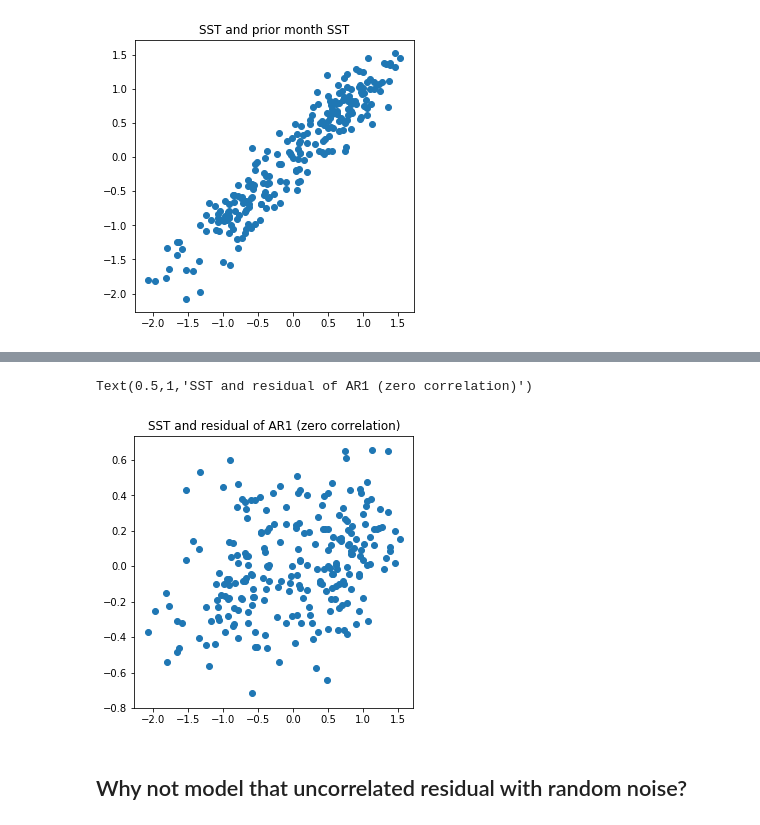
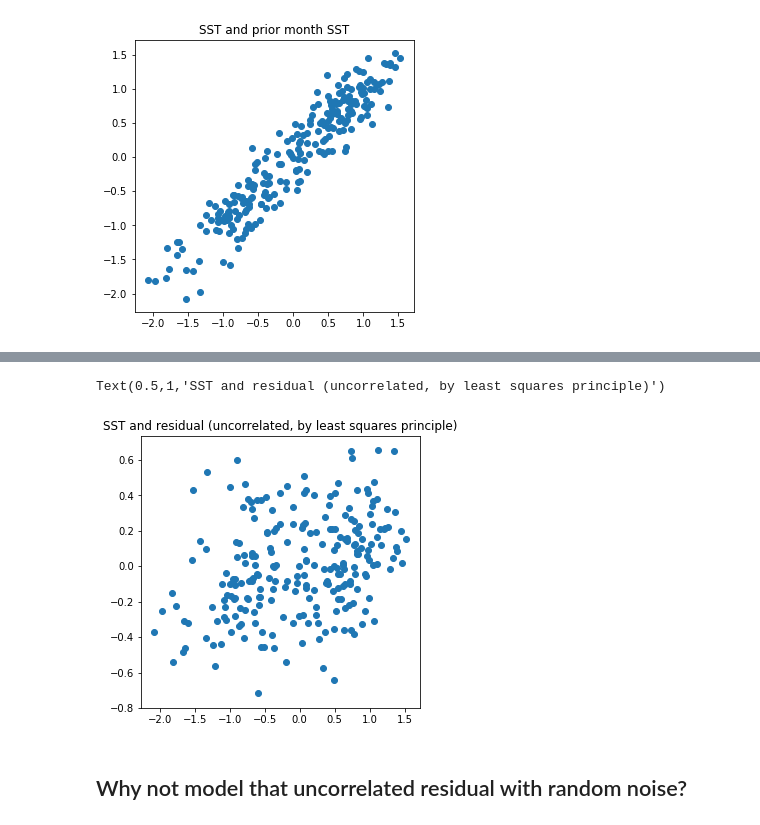
Before and after one commit to amiedobracki/MPO624-2020, a Jupyter notebook: Course_Modules_Topics_Notebooks/series_analyses_and_FFT/ENSO20y_spectra.ipynb, the cells around one changed output, grey strips where cells are left out. Cells and saved outputs as stored; diff of their text form; code cells hidden in the pictures.

```diff
--- a/Course_Modules_Topics_Notebooks/series_analyses_and_FFT/ENSO20y_spectra.ipynb
+++ b/Course_Modules_Topics_Notebooks/series_analyses_and_FFT/ENSO20y_spectra.ipynb
@@ -176,11 +178,11 @@ ax.set_ylim([-1,1])
 # Postulate an "explanation" of (anomalous) SST by prior SST
 $SST_t = intercept + c \cdot SST_{t-1} + residual_t$
 # %%
-CPAC_1 = np.roll(CPAC,-1) # same data rolled back one month
+CPAC_1 = np.roll(CPACA,-1) # same data rolled back one month
 
 fig,ax = plt.subplots(1,1,figsize=(5,5));
 
-ax.scatter(CPAC, CPAC_1)
+ax.scatter(CPACA, CPAC_1)
 ax.set_title('SST and prior month SST')
 # %% [output]
 Text(0.5,1,'SST and prior month SST')
@@ -191,7 +193,7 @@ Text(0.5,1,'SST and prior month SST')
 import scipy, scipy.stats
 
 slope, intercept, r_value, p_value, std_err = \
-    scipy.stats.linregress(CPAC,CPAC_1)
+    scipy.stats.linregress(CPACA,CPAC_1)
 
 Prediction = intercept + slope*CPAC_1
 print( slope, intercept )
@@ -202,13 +204,13 @@ r-squared: 0.890631274049485
 # %%
-resid = CPAC - Prediction
+resid = CPACA - Prediction
 # %%
 fig,ax = plt.subplots(1,1,figsize=(5,5));
 
-ax.scatter(CPAC, resid)
-ax.set_title('SST and residual of AR1 (zero correlation)')
+ax.scatter(CPACA, resid)
+ax.set_title('SST and residual (uncorrelated, by least squares principle)')
 # %% [output]
-Text(0.5,1,'SST and residual of AR1 (zero correlation)')
+Text(0.5,1,'SST and residual (uncorrelated, by least squares principle)')
-[figure, old version]
+[figure, new version]
 # %% [markdown]
 ## Why not model that uncorrelated residual with random noise?
 # %%
```
Also changed, not shown: parts of 13 cells of this notebook, 4 other files.
